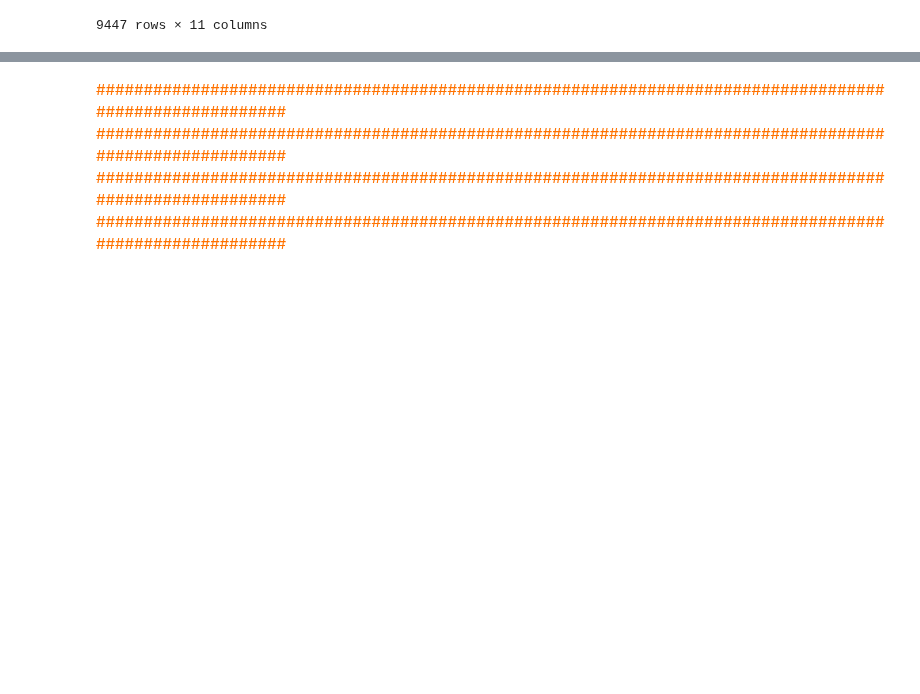
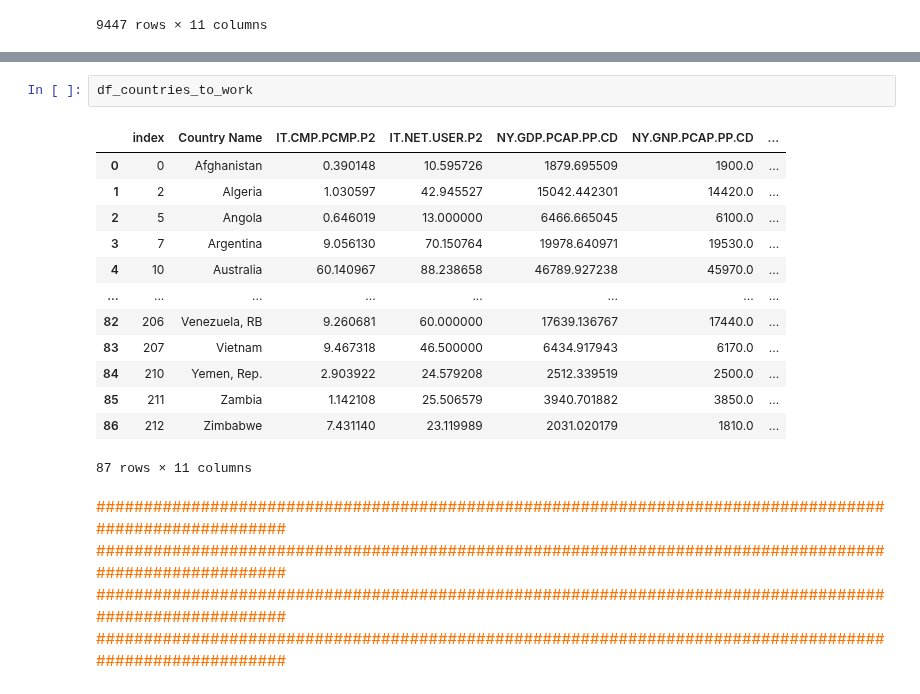
Before and after one commit to samirhinojosa/OC-P2-education-statistics, a Jupyter notebook: notebook.ipynb, the cells around one changed output, grey strips where cells are left out. Drawn from its saved outputs; the diff is of its cells as text; blank space fills up the shorter version.

```diff
--- a/notebook.ipynb
+++ b/notebook.ipynb
@@ -962,3 +1008,19 @@ df_to_work_indicators_by_country
+# %%
+df_countries_to_work
+# %% [output]
+|  | index | Country Name | IT.CMP.PCMP.P2 | IT.NET.USER.P2 | NY.GDP.PCAP.PP.CD | NY.GNP.PCAP.PP.CD | ... |
+| 0 | 0 | Afghanistan | 0.390148 | 10.595726 | 1879.695509 | 1900.0 | ... |
+| 1 | 2 | Algeria | 1.030597 | 42.945527 | 15042.442301 | 14420.0 | ... |
+| 2 | 5 | Angola | 0.646019 | 13.000000 | 6466.665045 | 6100.0 | ... |
+| 3 | 7 | Argentina | 9.056130 | 70.150764 | 19978.640971 | 19530.0 | ... |
+| 4 | 10 | Australia | 60.140967 | 88.238658 | 46789.927238 | 45970.0 | ... |
+| ... | ... | ... | ... | ... | ... | ... | ... |
+| 82 | 206 | Venezuela, RB | 9.260681 | 60.000000 | 17639.136767 | 17440.0 | ... |
+| 83 | 207 | Vietnam | 9.467318 | 46.500000 | 6434.917943 | 6170.0 | ... |
+| 84 | 210 | Yemen, Rep. | 2.903922 | 24.579208 | 2512.339519 | 2500.0 | ... |
+| 85 | 211 | Zambia | 1.142108 | 25.506579 | 3940.701882 | 3850.0 | ... |
+| 86 | 212 | Zimbabwe | 7.431140 | 23.119989 | 2031.020179 | 1810.0 | ... |
+87 rows × 11 columns
 # %% [markdown]
 <div style="color: RGB(255,114,0);">
 #######################################################################################################
```
Also changed, not shown: parts of 19 cells of this notebook.
